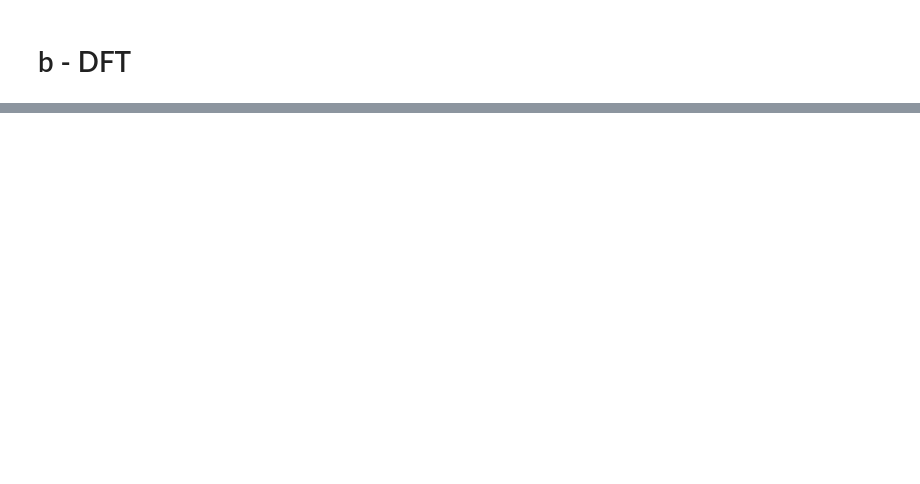
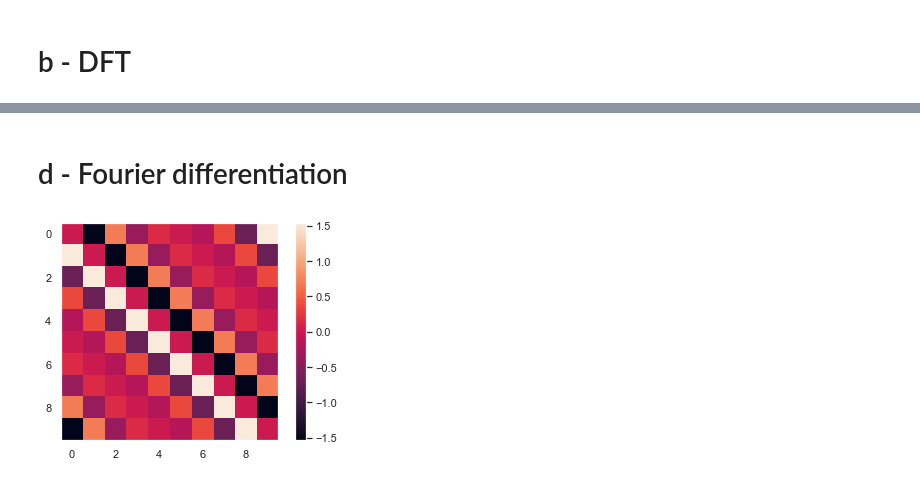
Before and after one commit to JeppeKlitgaard/02689-Advanced-Numerical-Methods, a Jupyter notebook: 1_fourier.ipynb, the cells around one changed output, grey strips where cells are left out. Saved outputs shown, nothing was run; the diff lists cells and outputs as text; code cells hidden in the pictures; blank space fills up the shorter version.

```diff
--- a/1_fourier.ipynb
+++ b/1_fourier.ipynb
@@ -98,0 +134,26 @@ for N in Ns:
+# %% [markdown]
+# d - Fourier differentiation
+# %%
+N = 10
+
+def diff_mat(N):
+    D = np.zeros((N, N))
+
+    # The derivative function
+    hj = lambda i, j : 1/2 * (-1)**(i - j) * np.cos(1/N * np.pi * (j - i)) / np.sin(1/N * np.pi * (j - i))
+
+    # Insert in matrix
+    for j in range(N):
+        for i in range(N):
+            if i != j:
+                D[i, j] = hj(i, j)
+
+    return D
+
+D = diff_mat(N)
+plt.imshow(D)
+plt.colorbar()
+plt.grid() # turn grid off
+plt.show()
+# %% [output]
+[figure, added]
```
Also changed, not shown: parts of 6 cells of this notebook.
